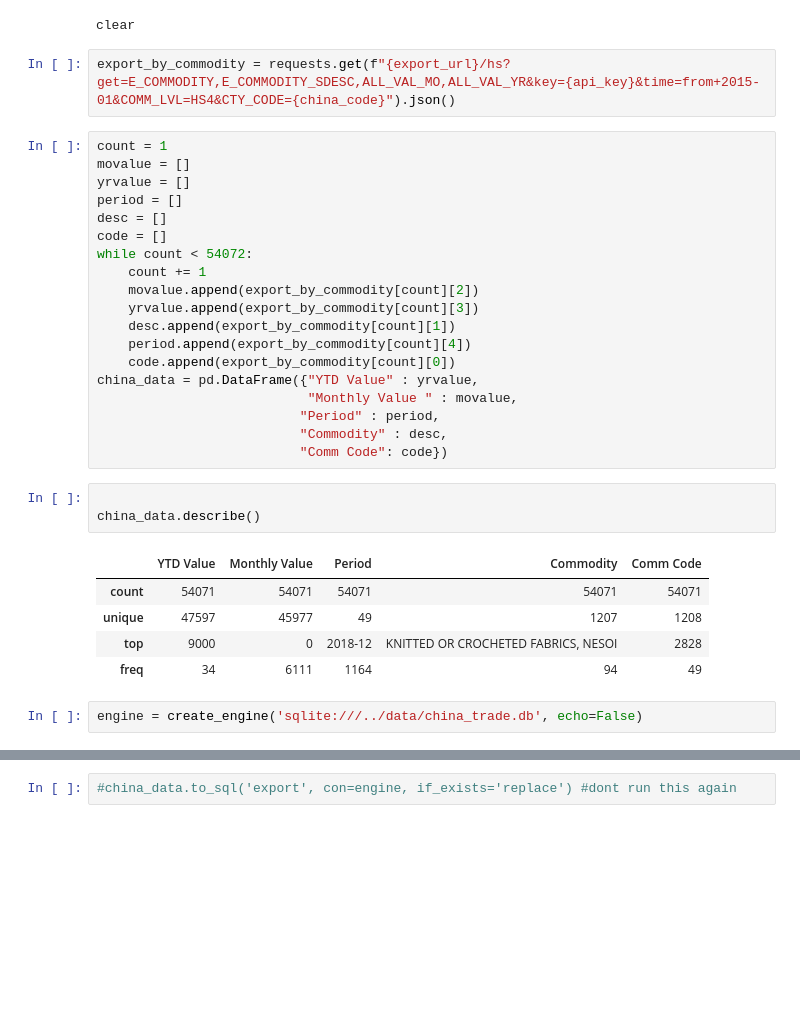
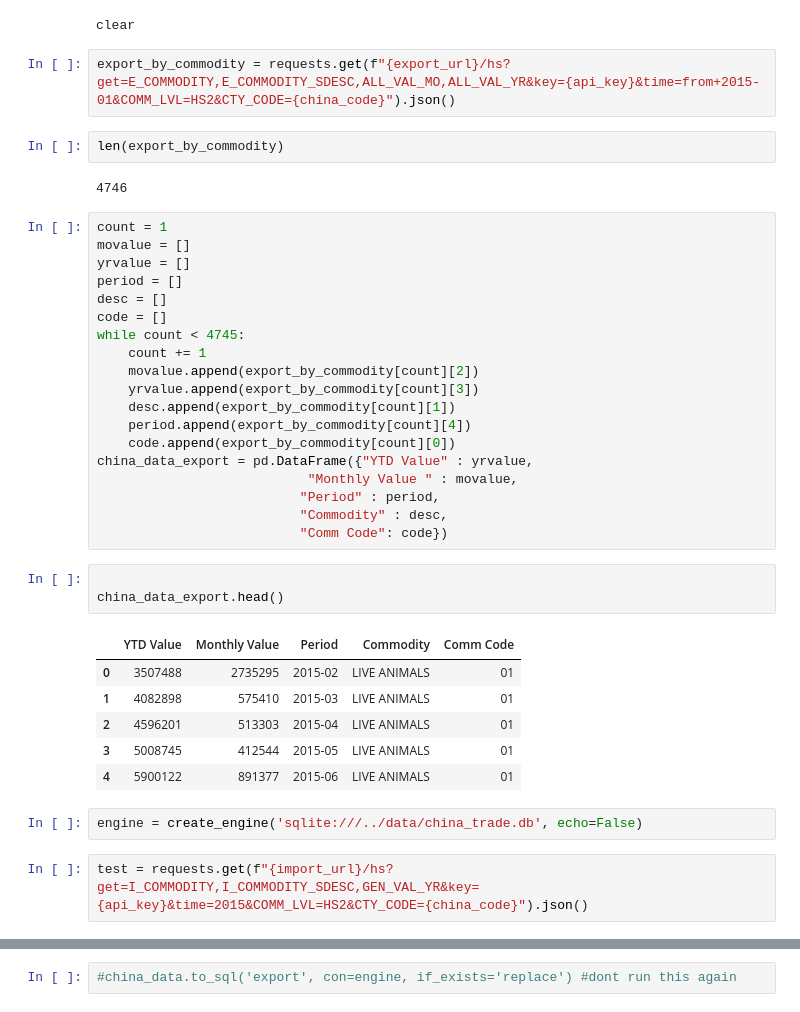
Before and after one commit to Sailendra-Mahapatra/Project2, a Jupyter notebook: Alex's Workbook/workbook.ipynb, the cells around one changed output, grey strips where cells are left out. Drawn from its saved outputs; the diff is of its cells as text; blank space fills up the shorter version.

```diff
--- a/Alex's Workbook/workbook.ipynb
+++ b/Alex's Workbook/workbook.ipynb
@@ -62,7 +62,11 @@ print("clear")
 # %% [output]
 clear
 # %%
-export_by_commodity = requests.get(f"{export_url}/hs?get=E_COMMODITY,E_COMMODITY_SDESC,ALL_VAL_MO,ALL_VAL_YR&key={api_key}&time=from+2015-01&COMM_LVL=HS4&CTY_CODE={china_code}").json()
+export_by_commodity = requests.get(f"{export_url}/hs?get=E_COMMODITY,E_COMMODITY_SDESC,ALL_VAL_MO,ALL_VAL_YR&key={api_key}&time=from+2015-01&COMM_LVL=HS2&CTY_CODE={china_code}").json()
+# %%
+len(export_by_commodity)
+# %% [output]
+4746
 # %%
 count = 1
 movalue = []
@@ -70,26 +74,29 @@ yrvalue = []
 period = []
 desc = []
 code = []
-while count < 54072:
+while count < 4745:
     count += 1
     movalue.append(export_by_commodity[count][2])
     yrvalue.append(export_by_commodity[count][3])
     desc.append(export_by_commodity[count][1])
     period.append(export_by_commodity[count][4])
     code.append(export_by_commodity[count][0])
-china_data = pd.DataFrame({"YTD Value" : yrvalue,
+china_data_export = pd.DataFrame({"YTD Value" : yrvalue,
                            "Monthly Value " : movalue,
                           "Period" : period,
                           "Commodity" : desc,
                           "Comm Code": code})
-# %%
-
-china_data.describe()
-# %% [output]
-|  | YTD Value | Monthly Value | Period | Commodity | Comm Code |
-| count | 54071 | 54071 | 54071 | 54071 | 54071 |
-| unique | 47597 | 45977 | 49 | 1207 | 1208 |
-| top | 9000 | 0 | 2018-12 | KNITTED OR CROCHETED FABRICS, NESOI | 2828 |
-| freq | 34 | 6111 | 1164 | 94 | 49 |
+# %%
+
+china_data_export.head()
+# %% [output]
+|  | YTD Value | Monthly Value | Period | Commodity | Comm Code |
+| 0 | 3507488 | 2735295 | 2015-02 | LIVE ANIMALS | 01 |
+| 1 | 4082898 | 575410 | 2015-03 | LIVE ANIMALS | 01 |
+| 2 | 4596201 | 513303 | 2015-04 | LIVE ANIMALS | 01 |
+| 3 | 5008745 | 412544 | 2015-05 | LIVE ANIMALS | 01 |
+| 4 | 5900122 | 891377 | 2015-06 | LIVE ANIMALS | 01 |
 # %%
 engine = create_engine('sqlite:///../data/china_trade.db', echo=False)
+# %%
+test = requests.get(f"{import_url}/hs?get=I_COMMODITY,I_COMMODITY_SDESC,GEN_VAL_YR&key={api_key}&time=2015&COMM_LVL=HS2&CTY_CODE={china_code}").json()
```
Also changed, not shown: parts of 5 cells of this notebook, 7 other files.
